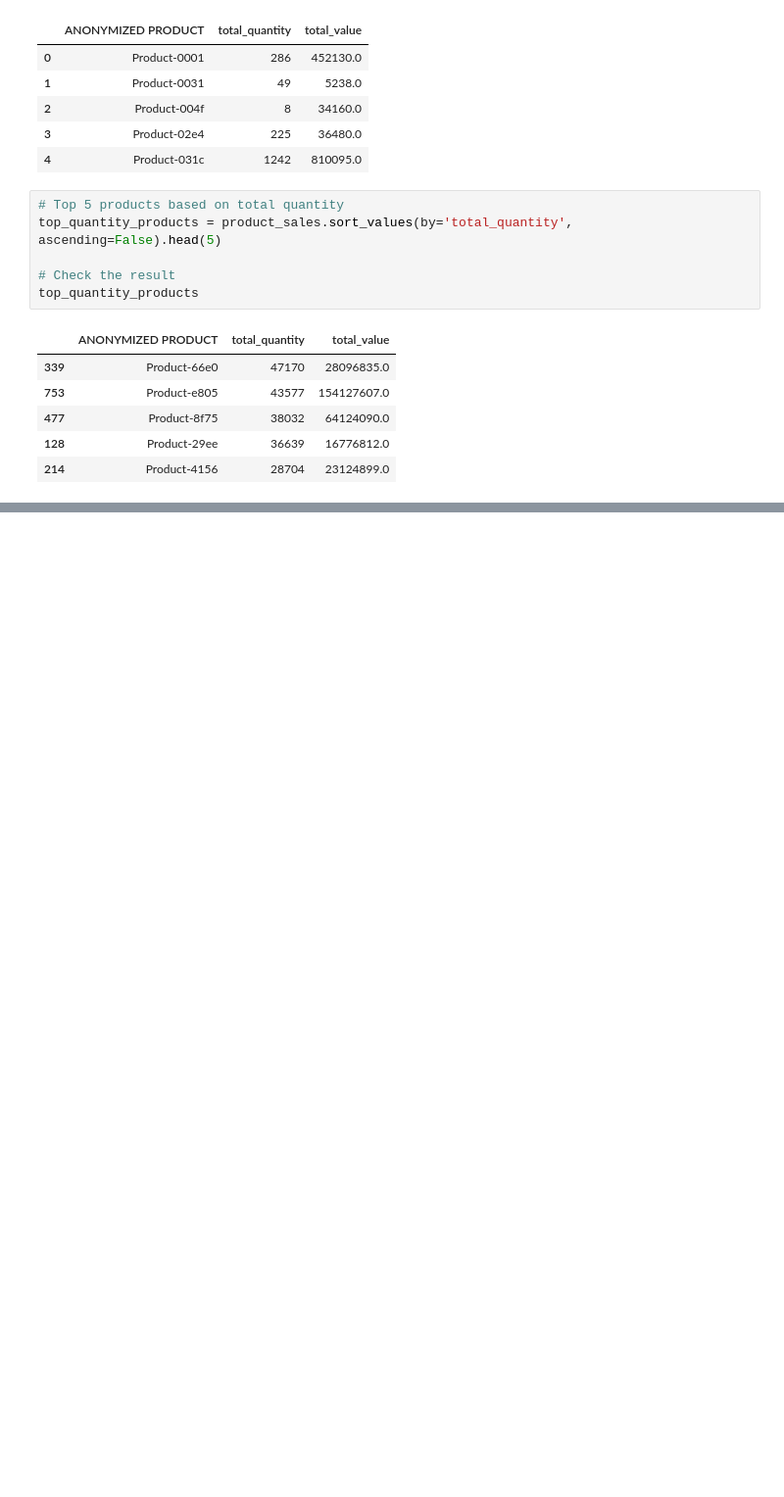
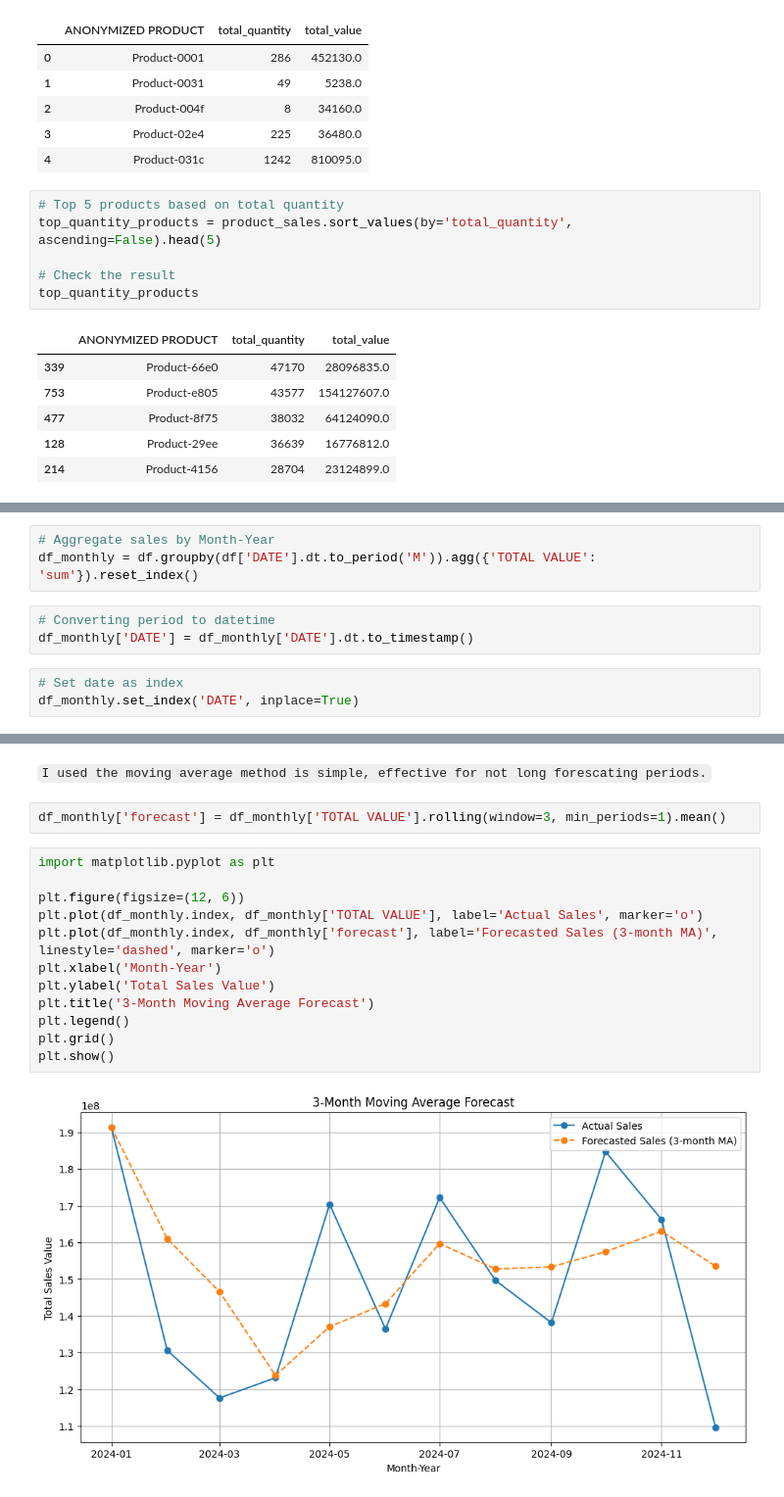
Before and after one commit to Joemuchiri2/Kwanza-Tukule, a Jupyter notebook: Task.ipynb, the cells around one changed output, grey strips where cells are left out. Shown at 98% size. Drawn from its saved outputs; the diff is of its cells as text; blank space fills up the shorter version.

Commit message:
Forecasting and Business understanding

```diff
--- a/Task.ipynb
+++ b/Task.ipynb
@@ -303,0 +353,9 @@ top_value_products
+# %%
+# Aggregate sales by Month-Year
+df_monthly = df.groupby(df['DATE'].dt.to_period('M')).agg({'TOTAL VALUE': 'sum'}).reset_index()
+# %%
+# Converting period to datetime
+df_monthly['DATE'] = df_monthly['DATE'].dt.to_timestamp()
+# %%
+# Set date as index
+df_monthly.set_index('DATE', inplace=True)
@@ -303,0 +380,18 @@ top_value_products
+# %% [markdown]
+ `I used the moving average method is simple, effective for not long forescating periods.`
+# %%
+df_monthly['forecast'] = df_monthly['TOTAL VALUE'].rolling(window=3, min_periods=1).mean()
+# %%
+import matplotlib.pyplot as plt
+
+plt.figure(figsize=(12, 6))
+plt.plot(df_monthly.index, df_monthly['TOTAL VALUE'], label='Actual Sales', marker='o')
+plt.plot(df_monthly.index, df_monthly['forecast'], label='Forecasted Sales (3-month MA)', linestyle='dashed', marker='o')
+plt.xlabel('Month-Year')
+plt.ylabel('Total Sales Value')
+plt.title('3-Month Moving Average Forecast')
+plt.legend()
+plt.grid()
+plt.show()
+# %% [output]
+[figure, added]
```
Also changed, not shown: parts of 38 cells of this notebook.
